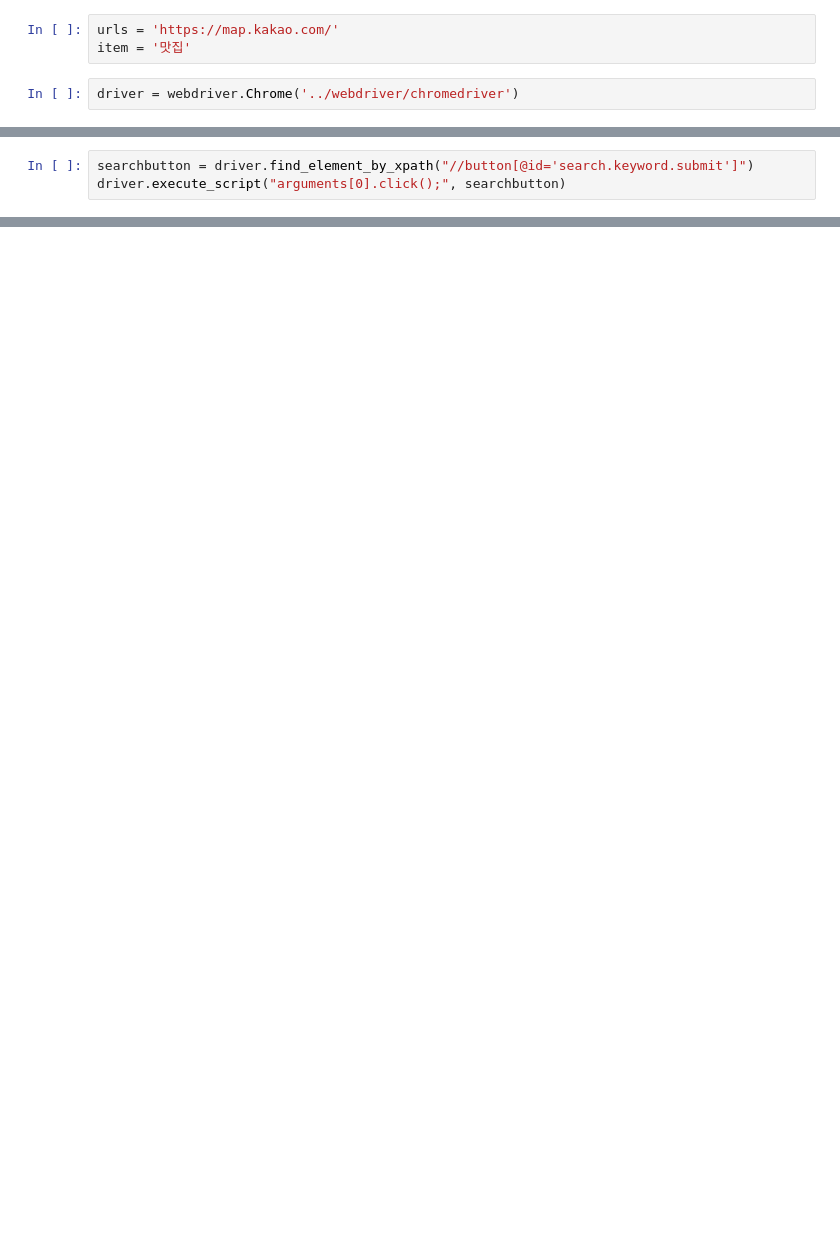
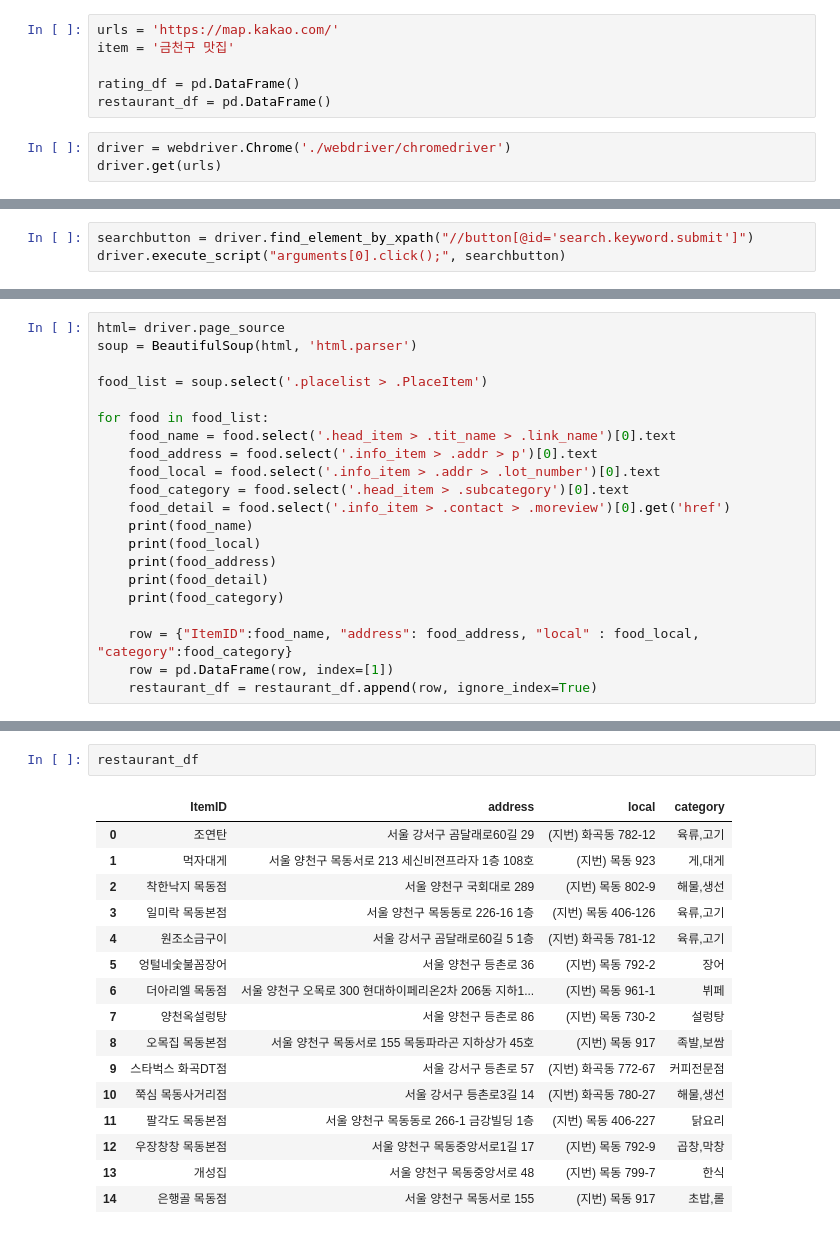
Before and after one commit to namhyemi/TIL, a Jupyter notebook: K-digit/Project2/practice.ipynb, the cells around one changed output, grey strips where cells are left out. Saved outputs shown, nothing was run; the diff lists cells and outputs as text; blank space fills up the shorter version.

```diff
--- a/K-digit/Project2/practice.ipynb
+++ b/K-digit/Project2/practice.ipynb
@@ -8,6 +10,10 @@ import warnings
 warnings.filterwarnings(action='ignore')
 # %%
 urls = 'https://map.kakao.com/'
-item = '맛집'
+item = '금천구 맛집'
+
+rating_df = pd.DataFrame()
+restaurant_df = pd.DataFrame()
 # %%
-driver = webdriver.Chrome('../webdriver/chromedriver')
+driver = webdriver.Chrome('./webdriver/chromedriver')
+driver.get(urls)
@@ -21,0 +102,21 @@ driver.execute_script("arguments[0].click();", searchbutton)
+# %%
+html= driver.page_source
+soup = BeautifulSoup(html, 'html.parser')
+
+food_list = soup.select('.placelist > .PlaceItem')
+
+for food in food_list:
+    food_name = food.select('.head_item > .tit_name > .link_name')[0].text
+    food_address = food.select('.info_item > .addr > p')[0].text
+    food_local = food.select('.info_item > .addr > .lot_number')[0].text
+    food_category = food.select('.head_item > .subcategory')[0].text
+    food_detail = food.select('.info_item > .contact > .moreview')[0].get('href')
+    print(food_name)
+    print(food_local)
+    print(food_address)
+    print(food_detail)
+    print(food_category)
+
+    row = {"ItemID":food_name, "address": food_address, "local" : food_local, "category":food_category}
+    row = pd.DataFrame(row, index=[1])
+    restaurant_df = restaurant_df.append(row, ignore_index=True)
@@ -22 +141,20 @@ driver.execute_script("arguments[0].click();", searchbutton)
+# %%
+restaurant_df
+# %% [output]
+|  | ItemID | address | local | category |
+| 0 | 조연탄 | 서울 강서구 곰달래로60길 29 | (지번) 화곡동 782-12 | 육류,고기 |
+| 1 | 먹자대게 | 서울 양천구 목동서로 213 세신비젼프라자 1층 108호 | (지번) 목동 923 | 게,대게 |
+| 2 | 착한낙지 목동점 | 서울 양천구 국회대로 289 | (지번) 목동 802-9 | 해물,생선 |
+| 3 | 일미락 목동본점 | 서울 양천구 목동동로 226-16 1층 | (지번) 목동 406-126 | 육류,고기 |
+| 4 | 원조소금구이 | 서울 강서구 곰달래로60길 5 1층 | (지번) 화곡동 781-12 | 육류,고기 |
+| 5 | 엉털네숯불꼼장어 | 서울 양천구 등촌로 36 | (지번) 목동 792-2 | 장어 |
+| 6 | 더아리엘 목동점 | 서울 양천구 오목로 300 현대하이페리온2차 206동 지하1... | (지번) 목동 961-1 | 뷔페 |
+| 7 | 양천옥설렁탕 | 서울 양천구 등촌로 86 | (지번) 목동 730-2 | 설렁탕 |
+| 8 | 오목집 목동본점 | 서울 양천구 목동서로 155 목동파라곤 지하상가 45호 | (지번) 목동 917 | 족발,보쌈 |
+| 9 | 스타벅스 화곡DT점 | 서울 강서구 등촌로 57 | (지번) 화곡동 772-67 | 커피전문점 |
+| 10 | 쭉심 목동사거리점 | 서울 강서구 등촌로3길 14 | (지번) 화곡동 780-27 | 해물,생선 |
+| 11 | 팔각도 목동본점 | 서울 양천구 목동동로 266-1 금강빌딩 1층 | (지번) 목동 406-227 | 닭요리 |
+| 12 | 우장창창 목동본점 | 서울 양천구 목동중앙서로1길 17 | (지번) 목동 792-9 | 곱창,막창 |
+| 13 | 개성집 | 서울 양천구 목동중앙서로 48 | (지번) 목동 799-7 | 한식 |
+| 14 | 은행골 목동점 | 서울 양천구 목동서로 155 | (지번) 목동 917 | 초밥,롤 |
 # %%
```
Also changed, not shown: parts of 21 cells of this notebook, 8 other files.
